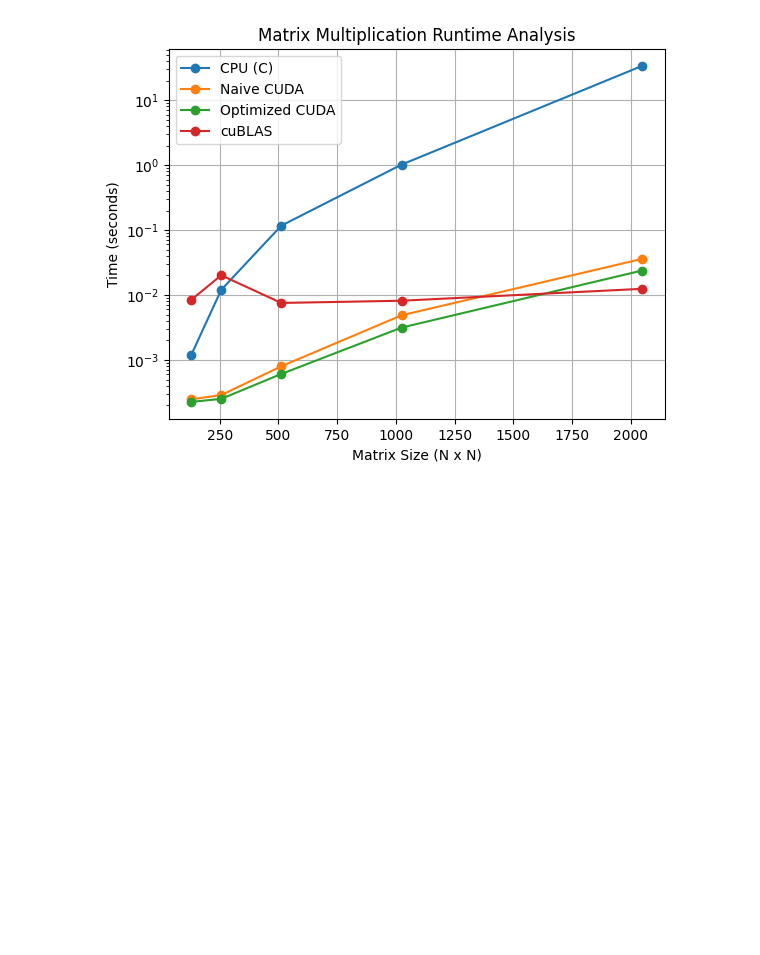
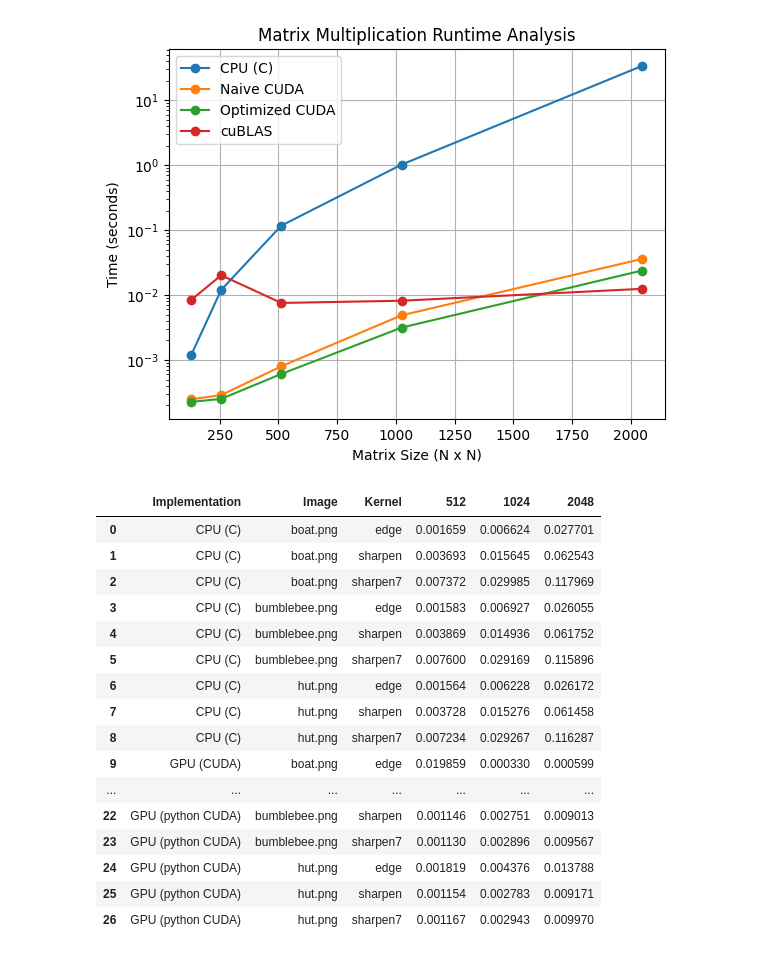
Before and after one commit to SlyShot42/cuda-matmul-conv-bench, a Jupyter notebook: runtime_analysis.ipynb, the cells around one changed output. Cells and saved outputs as stored; diff of their text form; code cells hidden in the pictures; blank space fills up the shorter version.

```diff
--- a/runtime_analysis.ipynb
+++ b/runtime_analysis.ipynb
@@ -57,3 +57,24 @@ plt.legend()
 plt.show()
 # %% [output]
 [figure]
+# %%
+data = pd.read_csv('./data/conv_runtime_data.csv')
+data
+# %% [output]
+|  | Implementation | Image | Kernel | 512 | 1024 | 2048 |
+| 0 | CPU (C) | boat.png | edge | 0.001659 | 0.006624 | 0.027701 |
+| 1 | CPU (C) | boat.png | sharpen | 0.003693 | 0.015645 | 0.062543 |
+| 2 | CPU (C) | boat.png | sharpen7 | 0.007372 | 0.029985 | 0.117969 |
+| 3 | CPU (C) | bumblebee.png | edge | 0.001583 | 0.006927 | 0.026055 |
+| 4 | CPU (C) | bumblebee.png | sharpen | 0.003869 | 0.014936 | 0.061752 |
+| 5 | CPU (C) | bumblebee.png | sharpen7 | 0.007600 | 0.029169 | 0.115896 |
+| 6 | CPU (C) | hut.png | edge | 0.001564 | 0.006228 | 0.026172 |
+| 7 | CPU (C) | hut.png | sharpen | 0.003728 | 0.015276 | 0.061458 |
+| 8 | CPU (C) | hut.png | sharpen7 | 0.007234 | 0.029267 | 0.116287 |
+| 9 | GPU (CUDA) | boat.png | edge | 0.019859 | 0.000330 | 0.000599 |
+| ... | ... | ... | ... | ... | ... | ... |
+| 22 | GPU (python CUDA) | bumblebee.png | sharpen | 0.001146 | 0.002751 | 0.009013 |
+| 23 | GPU (python CUDA) | bumblebee.png | sharpen7 | 0.001130 | 0.002896 | 0.009567 |
+| 24 | GPU (python CUDA) | hut.png | edge | 0.001819 | 0.004376 | 0.013788 |
+| 25 | GPU (python CUDA) | hut.png | sharpen | 0.001154 | 0.002783 | 0.009171 |
+| 26 | GPU (python CUDA) | hut.png | sharpen7 | 0.001167 | 0.002943 | 0.009970 |
```
Also changed, not shown: parts of 5 cells of this notebook.
